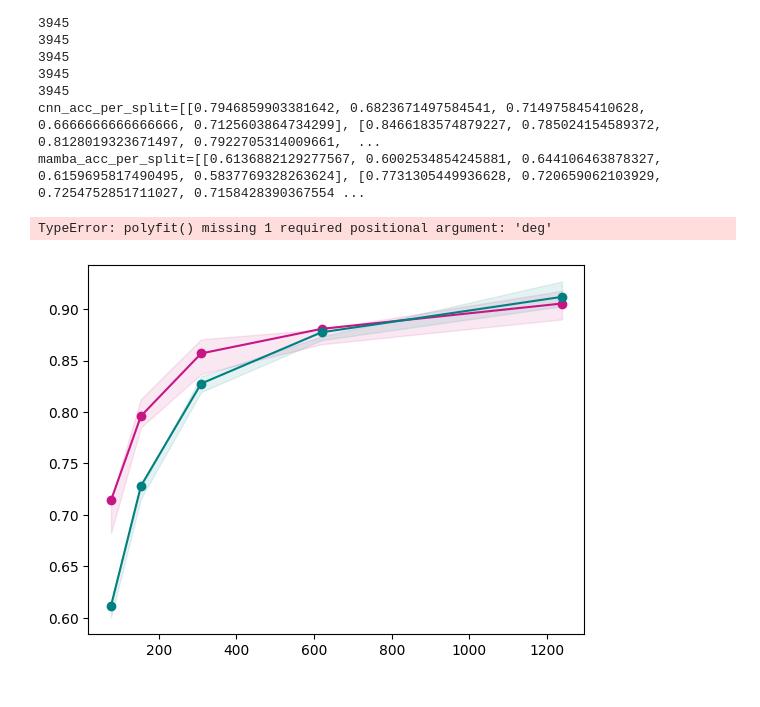
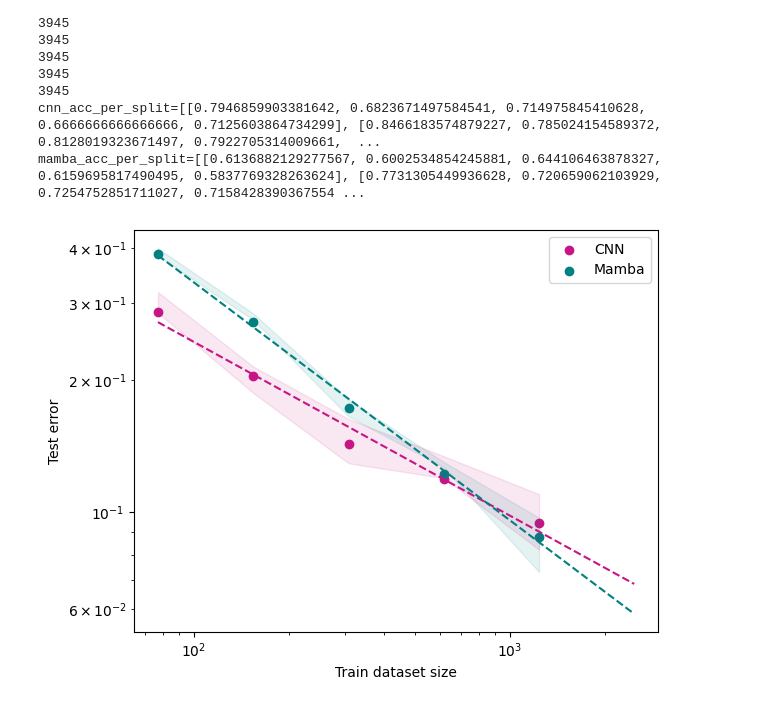
Before and after one commit to norlab-ulaval/BorealTC, a Jupyter notebook: analysis/train-size.ipynb, the cells around one changed output. Cells and saved outputs as stored; diff of their text form; code cells hidden in the pictures.

```diff
--- a/analysis/train-size.ipynb
+++ b/analysis/train-size.ipynb
@@ -76,8 +76,11 @@ x = np.array(dim_splits)[::-1]
 cnn_acc = np.mean(cnn_acc_per_split, axis=1)
 mamba_acc = np.mean(mamba_acc_per_split, axis=1)
 
-cnn_bars = np.percentile(cnn_acc_per_split, [75, 25], axis=1).T
-mamba_bars = np.percentile(mamba_acc_per_split, [75, 25], axis=1).T
+cnn_err = 1-cnn_acc
+mamba_err = 1-mamba_acc
+
+cnn_bars = 1 - np.percentile(cnn_acc_per_split, [75, 25], axis=1).T
+mamba_bars = 1 - np.percentile(mamba_acc_per_split, [75, 25], axis=1).T
 
 COLORS = {
     "CNN": "mediumvioletred",
@@ -86,29 +89,42 @@ COLORS = {
 # %%
 
 fig, ax = plt.subplots()
 
-ax.plot(x, cnn_acc, label="CNN", marker="o", color=COLORS["CNN"])
-ax.plot(x, mamba_acc, label="Mamba", marker="o", color=COLORS["MAMBA"])
+ax.scatter(x, cnn_err, label="CNN", color=COLORS["CNN"])
+ax.scatter(x, mamba_err, label="Mamba", color=COLORS["MAMBA"])
 
 ax.fill_between(x, cnn_bars[:, 0], cnn_bars[:, 1], alpha=0.1, color=COLORS["CNN"])
 ax.fill_between(x, mamba_bars[:, 0], mamba_bars[:, 1], alpha=0.1, color=COLORS["MAMBA"])
 
-cnn_trend = np.poly1d(np.polyfit(np.log2(x), cnn_acc, 2))
-mamba_trend = np.poly1d(np.polyfit(np.log2(x), mamba_acc, 2))
-#
-ax.plot(x, cnn_trend(np.log2(x)), linestyle="--", color=COLORS["CNN"])
-ax.plot(x, mamba_trend(np.log2(x)), linestyle="--", color=COLORS["MAMBA"])
+xlog = np.log(x)
 
-ax.set_yticks(np.arange(0.60, 1.05, 0.05))
+# cnn_trend = np.poly1d(np.polyfit(np.log2(x), cnn_err, 2))
+# mamba_trend = np.poly1d(np.polyfit(np.log2(x), mamba_err, 2))
+cnn_trend = np.poly1d(np.polyfit(xlog, np.log(cnn_err), 1))
+mamba_trend = np.poly1d(np.polyfit(xlog, np.log(mamba_err), 1))
+
+# x_trend
+ratio = x[-1] / x[-2]
+x_extend = x[-1] * ratio ** np.arange(2)
+x_trend = np.hstack([x[:-1], x_extend])
+# x_trend = x
+
+cnn_fit = lambda x: np.exp(cnn_trend(np.log(x)))
+mamba_fit = lambda x: np.exp(mamba_trend(np.log(x)))
+
+ax.loglog(x_trend, cnn_fit(x_trend), linestyle="--", color=COLORS["CNN"])
+ax.loglog(x_trend, mamba_fit(x_trend), linestyle="--", color=COLORS["MAMBA"])
+
+# ax.set_yticks(np.arange(0.60, 1.05, 0.05))
 
 ax.set_xscale("log")
+ax.set_yscale("log")
 
 ax.set_xlabel("Train dataset size")
-ax.set_ylabel("Test accuracy")
+ax.set_ylabel("Test error")
 
 ax.legend(loc="best")
 fig.tight_layout()
 fig.savefig("analysis/train-sizes.pdf", bbox_inches="tight")
 # %% [output]
-TypeError: polyfit() missing 1 required positional argument: 'deg'
-[figure, old version]
+[figure, new version]
```
Also changed, not shown: 1 other file.
